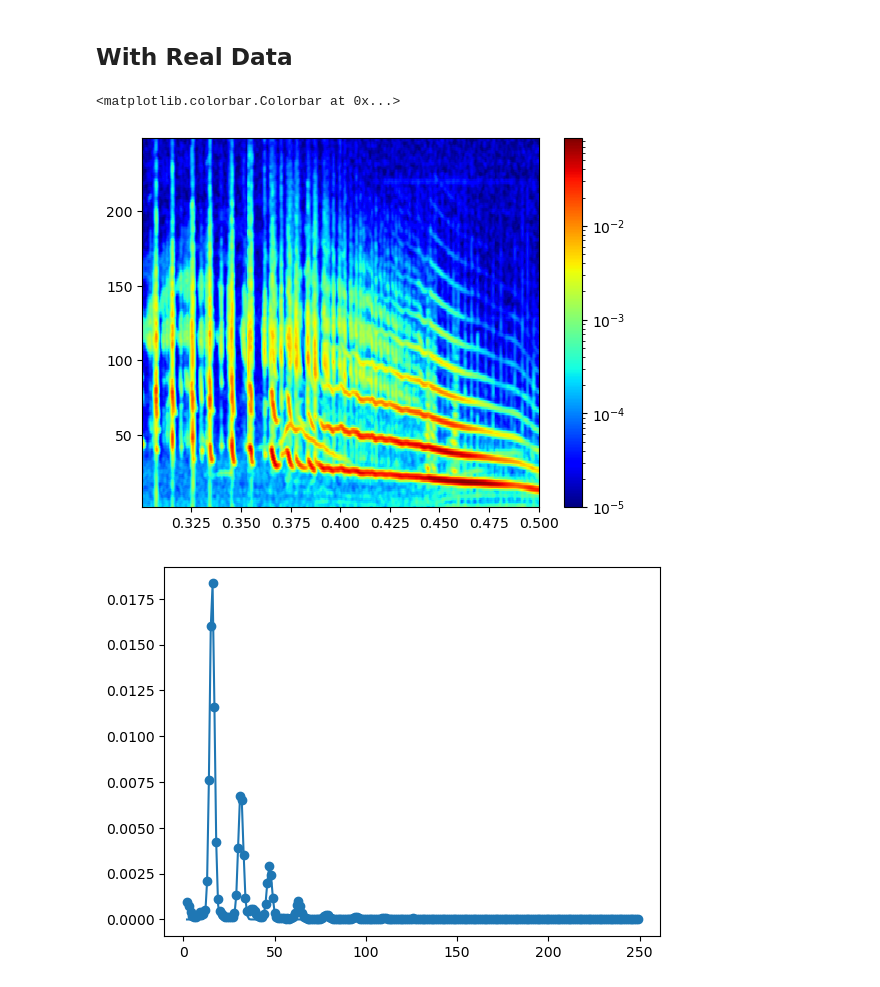
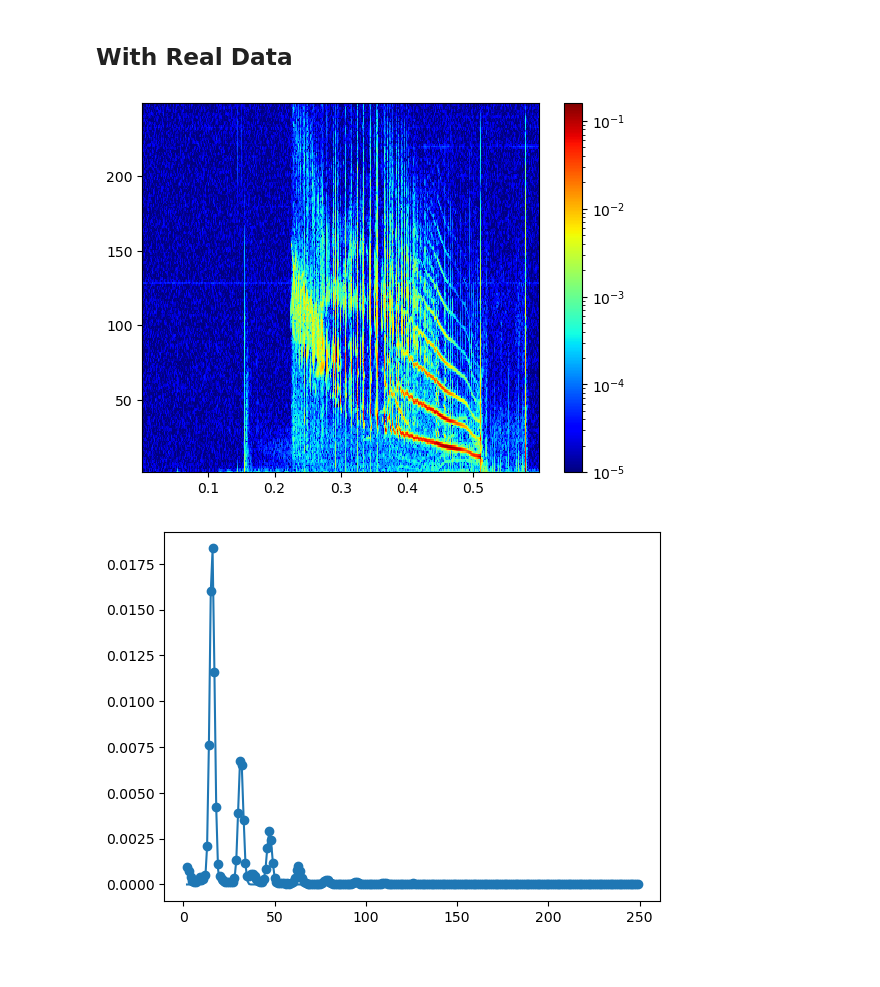
Before and after one commit to samueljackson92/xmo-dataset, a Jupyter notebook: peak_model.ipynb, the cells around one changed output. Saved outputs shown, nothing was run; the diff lists cells and outputs as text; code cells hidden in the pictures.

```diff
--- a/peak_model.ipynb
+++ b/peak_model.ipynb
@@ -14,30 +11,31 @@ The autoreload extension is already loaded. To reload it, use:
 ## With Real Data
 # %%
 dataset = xr.open_zarr('data/spectrograms/29115.zarr')
-dataset = dataset.sel(time=(dataset.time > 0.3) & (dataset.time < .5))
-spectrogram = dataset.omaha_3lz
-spectrogram['frequency'] = spectrogram.frequency / 1000
-spectrogram = spectrogram.sel(frequency=(spectrogram.frequency > 1) & (spectrogram.frequency < 250))
-spectrogram.values = np.abs(spectrogram.values)
+dataset = dataset.sel(time=(dataset.time > 0.0) & (dataset.time < .6))
 
-# Filter spectrogram a little to reduce noise
-spectrogram.values = filters.gaussian(spectrogram.values)
+def make_spectrogram(array):
+    spectrogram = array
+    spectrogram['frequency'] = spectrogram.frequency / 1000
+    spectrogram = spectrogram.sel(frequency=(spectrogram.frequency > 1) & (spectrogram.frequency < 250))
+    spectrogram.values = np.abs(spectrogram.values)
+    return spectrogram
 
-x = spectrogram.frequency.values
+
+spectrogram = make_spectrogram(dataset.omaha_3lz)
 
 plt.figure()
 cax = plt.pcolormesh(
         spectrogram.time,
         spectrogram.frequency,
         np.abs(spectrogram),
         shading="nearest",
         cmap="jet",
         norm=LogNorm(vmin=1e-5),
     )
 plt.colorbar()
+plt.savefig('test.png', dpi=100)
 # %% [output]
-<matplotlib.colorbar.Colorbar at 0x...>
-[figure, old version]
+[figure, new version]
 # %%
 from scipy.optimize import curve_fit
 
```
Also changed, not shown: parts of 1 cell of this notebook, 6 other files.
